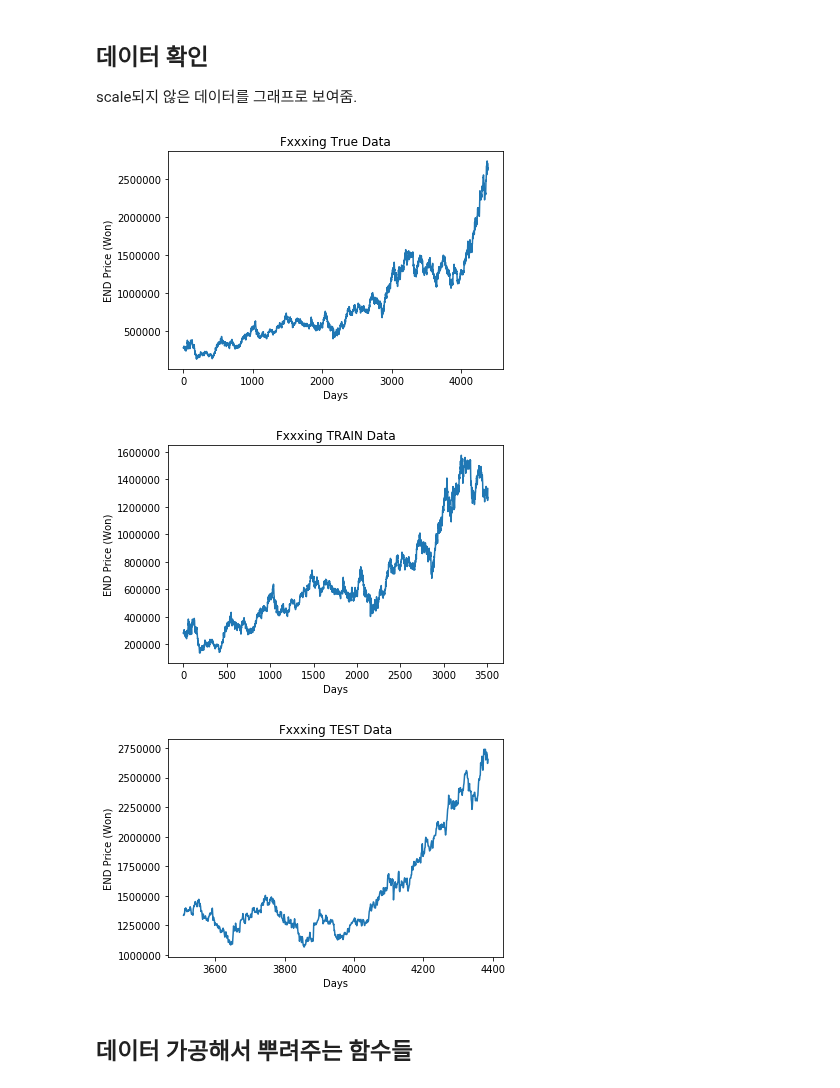
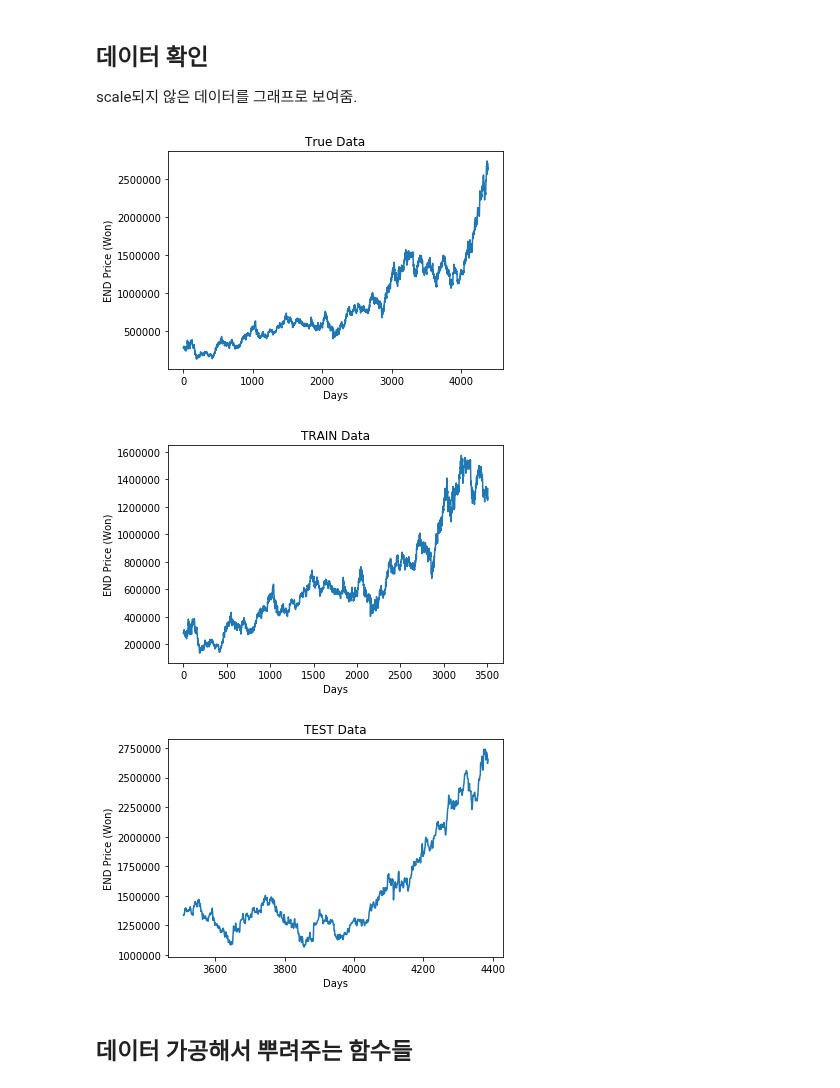
Before and after one commit to Kicory/ML_StockPJ, a Jupyter notebook: Notebook/Regression Model.ipynb, the cells around one changed output. Cells and saved outputs as stored; diff of their text form; code cells hidden in the pictures.

```diff
--- a/Notebook/Regression Model.ipynb
+++ b/Notebook/Regression Model.ipynb
@@ -136,30 +132,30 @@ scale되지 않은 데이터를 그래프로 보여줌.
 # %%
 plt.figure()
 plt.plot(DATA["Close"])
-plt.title('Fxxxing True Data')
+plt.title('True Data')
 plt.ylabel('END Price (Won)')
 plt.xlabel('Days')
 plt.show()
 # %% [output]
-[figure, old version]
+[figure, new version]
 # %%
 plt.figure()
 plt.plot(TRAIN_DF["Close"])
-plt.title('Fxxxing TRAIN Data')
+plt.title('TRAIN Data')
 plt.ylabel('END Price (Won)')
 plt.xlabel('Days')
 plt.show()
 # %% [output]
-[figure, old version]
+[figure, new version]
 # %%
 plt.figure()
 plt.plot(TEST_DF["Close"])
-plt.title('Fxxxing TEST Data')
+plt.title('TEST Data')
 plt.ylabel('END Price (Won)')
 plt.xlabel('Days')
 plt.show()
 # %% [output]
-[figure, old version]
+[figure, new version]
 # %% [markdown]
 ## 데이터 가공해서 뿌려주는 함수들
 # %% [markdown]
```
Also changed, not shown: parts of 18 cells of this notebook, 10 other files.
